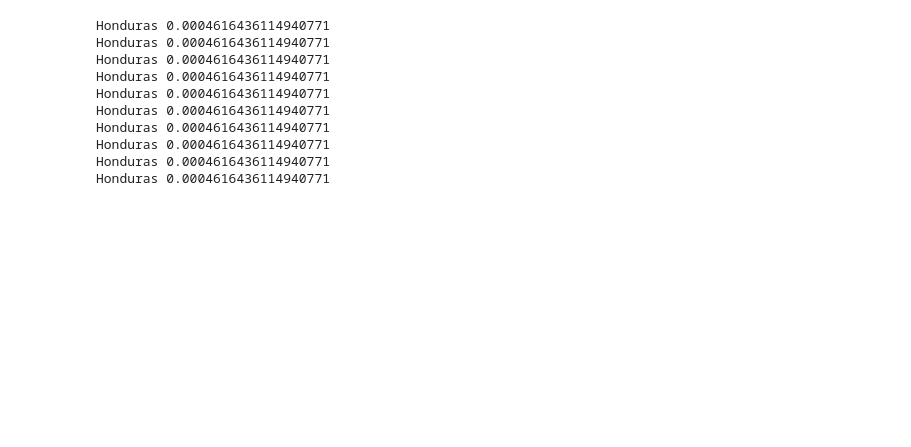
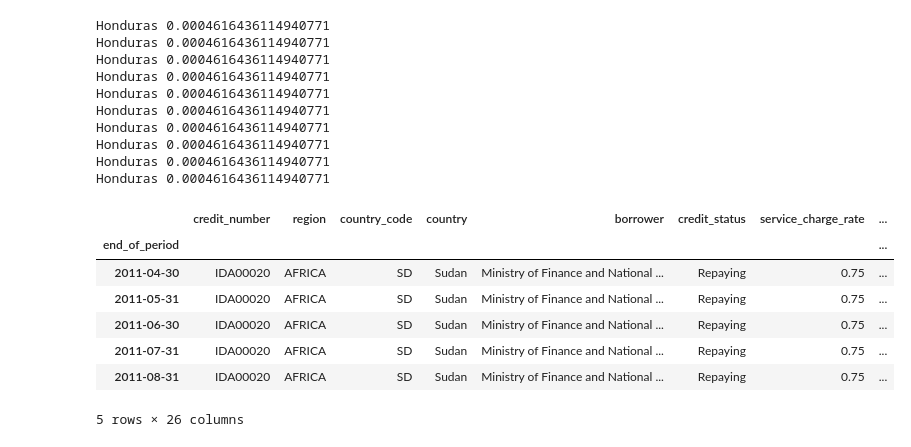
Before and after one commit to isadays/IDA-Historical-Data, a Jupyter notebook: IDAPredictive.ipynb, the cells around one changed output. Saved outputs shown, nothing was run; the diff lists cells and outputs as text; code cells hidden in the pictures; blank space fills up the shorter version.

```diff
--- a/IDAPredictive.ipynb
+++ b/IDAPredictive.ipynb
@@ -564,3 +553,14 @@ Honduras 0.0004616436114940771
 Honduras 0.0004616436114940771
 Honduras 0.0004616436114940771
 Honduras 0.0004616436114940771
+# %%
+high_risk_countries.head()
+# %% [output]
+|  | credit_number | region | country_code | country | borrower | credit_status | service_charge_rate | ... |
+| end_of_period |  |  |  |  |  |  |  | ... |
+| 2011-04-30 | IDA00020 | AFRICA | SD | Sudan | Ministry of Finance and National ... | Repaying | 0.75 | ... |
+| 2011-05-31 | IDA00020 | AFRICA | SD | Sudan | Ministry of Finance and National ... | Repaying | 0.75 | ... |
+| 2011-06-30 | IDA00020 | AFRICA | SD | Sudan | Ministry of Finance and National ... | Repaying | 0.75 | ... |
+| 2011-07-31 | IDA00020 | AFRICA | SD | Sudan | Ministry of Finance and National ... | Repaying | 0.75 | ... |
+| 2011-08-31 | IDA00020 | AFRICA | SD | Sudan | Ministry of Finance and National ... | Repaying | 0.75 | ... |
+5 rows × 26 columns
```
Also changed, not shown: parts of 11 cells of this notebook, 1 other file.
